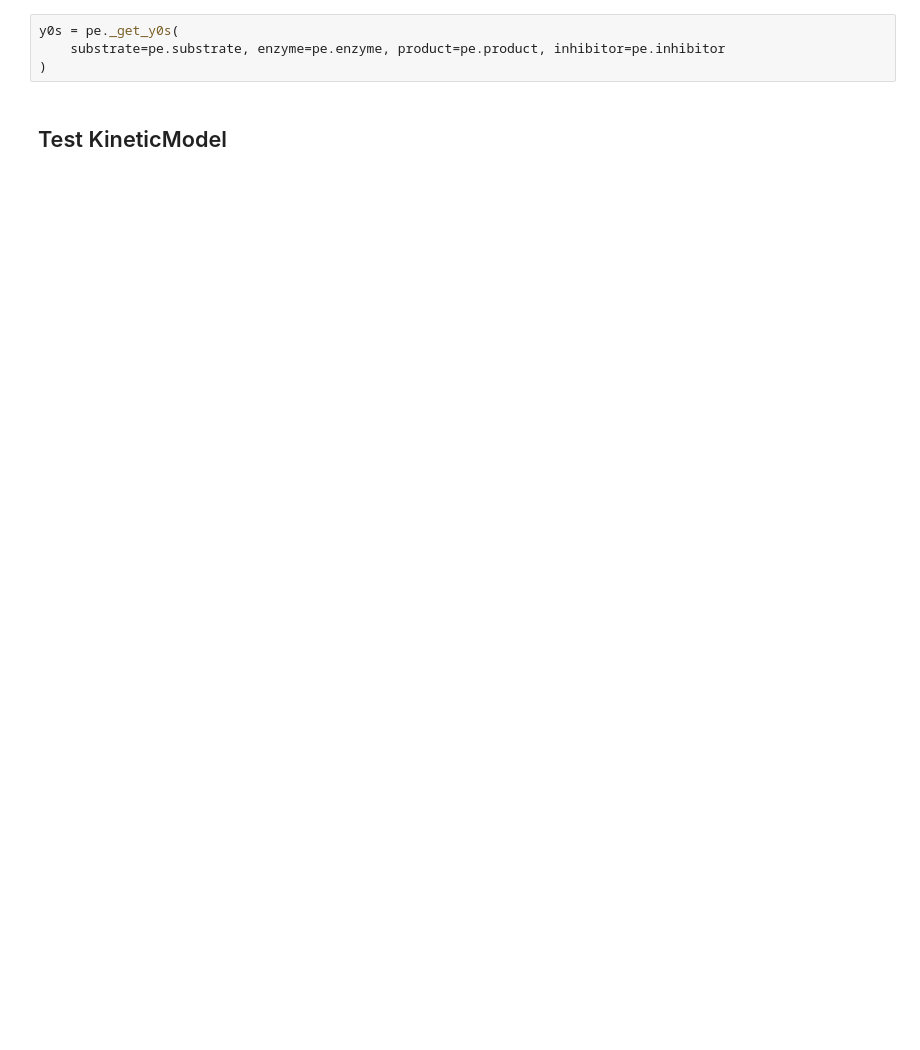
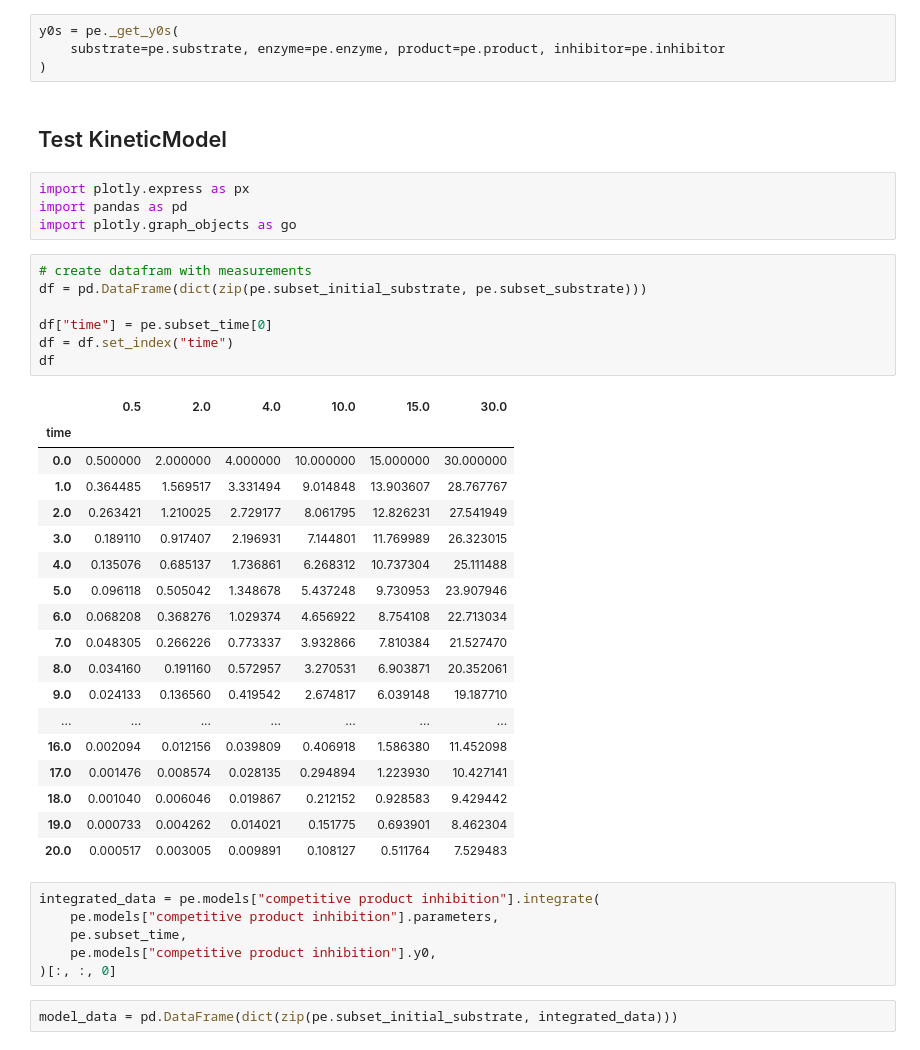
Before and after one commit to FAIRChemistry/EnzymePynetics, a Jupyter notebook: TestDataModel.ipynb, the cells around one changed output. Saved outputs shown, nothing was run; the diff lists cells and outputs as text; blank space fills up the shorter version.

```diff
--- a/TestDataModel.ipynb
+++ b/TestDataModel.ipynb
@@ -46,3 +54,41 @@ y0s = pe._get_y0s(
 )
 # %% [markdown]
 ## Test KineticModel
+# %%
+import plotly.express as px
+import pandas as pd
+import plotly.graph_objects as go
+# %%
+# create datafram with measurements
+df = pd.DataFrame(dict(zip(pe.subset_initial_substrate, pe.subset_substrate)))
+
+df["time"] = pe.subset_time[0]
+df = df.set_index("time")
+df
+# %% [output]
+|  | 0.5 | 2.0 | 4.0 | 10.0 | 15.0 | 30.0 |
+| time |  |  |  |  |  |  |
+| 0.0 | 0.500000 | 2.000000 | 4.000000 | 10.000000 | 15.000000 | 30.000000 |
+| 1.0 | 0.364485 | 1.569517 | 3.331494 | 9.014848 | 13.903607 | 28.767767 |
+| 2.0 | 0.263421 | 1.210025 | 2.729177 | 8.061795 | 12.826231 | 27.541949 |
+| 3.0 | 0.189110 | 0.917407 | 2.196931 | 7.144801 | 11.769989 | 26.323015 |
+| 4.0 | 0.135076 | 0.685137 | 1.736861 | 6.268312 | 10.737304 | 25.111488 |
+| 5.0 | 0.096118 | 0.505042 | 1.348678 | 5.437248 | 9.730953 | 23.907946 |
+| 6.0 | 0.068208 | 0.368276 | 1.029374 | 4.656922 | 8.754108 | 22.713034 |
+| 7.0 | 0.048305 | 0.266226 | 0.773337 | 3.932866 | 7.810384 | 21.527470 |
+| 8.0 | 0.034160 | 0.191160 | 0.572957 | 3.270531 | 6.903871 | 20.352061 |
+| 9.0 | 0.024133 | 0.136560 | 0.419542 | 2.674817 | 6.039148 | 19.187710 |
+| ... | ... | ... | ... | ... | ... | ... |
+| 16.0 | 0.002094 | 0.012156 | 0.039809 | 0.406918 | 1.586380 | 11.452098 |
+| 17.0 | 0.001476 | 0.008574 | 0.028135 | 0.294894 | 1.223930 | 10.427141 |
+| 18.0 | 0.001040 | 0.006046 | 0.019867 | 0.212152 | 0.928583 | 9.429442 |
+| 19.0 | 0.000733 | 0.004262 | 0.014021 | 0.151775 | 0.693901 | 8.462304 |
+| 20.0 | 0.000517 | 0.003005 | 0.009891 | 0.108127 | 0.511764 | 7.529483 |
+# %%
+integrated_data = pe.models["competitive product inhibition"].integrate(
+    pe.models["competitive product inhibition"].parameters,
+    pe.subset_time,
+    pe.models["competitive product inhibition"].y0,
+)[:, :, 0]
+# %%
+model_data = pd.DataFrame(dict(zip(pe.subset_initial_substrate, integrated_data)))
```
Also changed, not shown: parts of 14 cells of this notebook, 1 other file.
